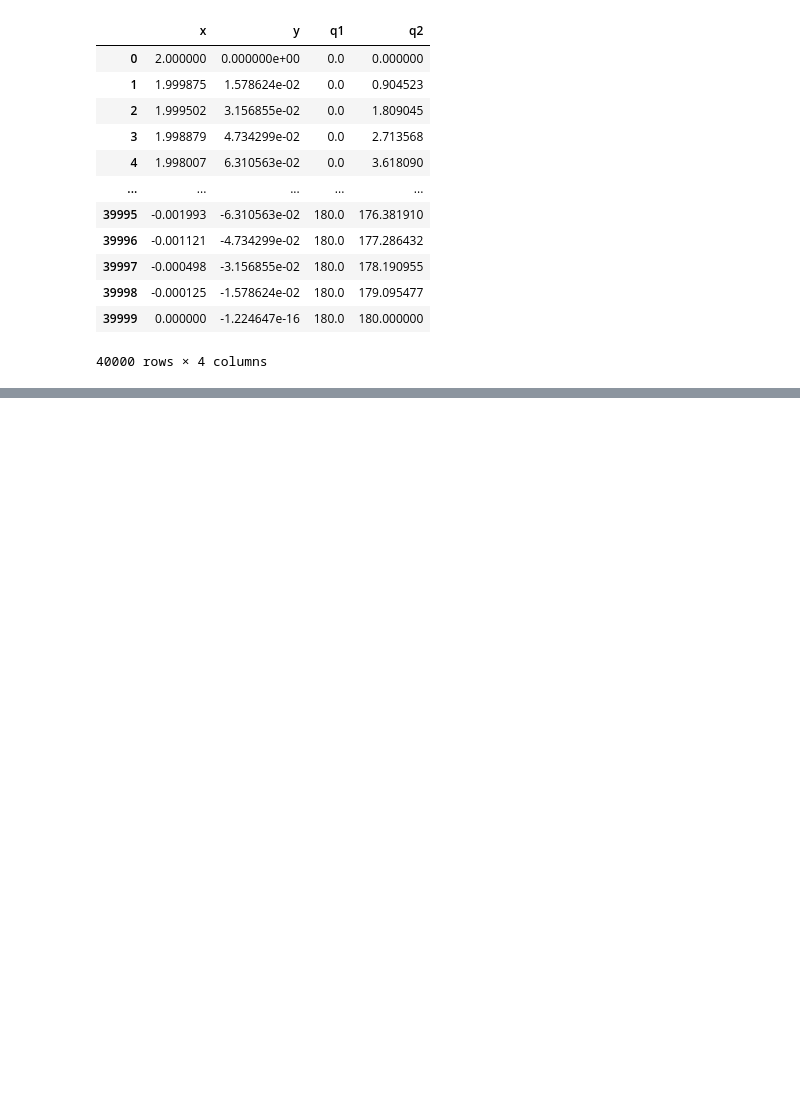
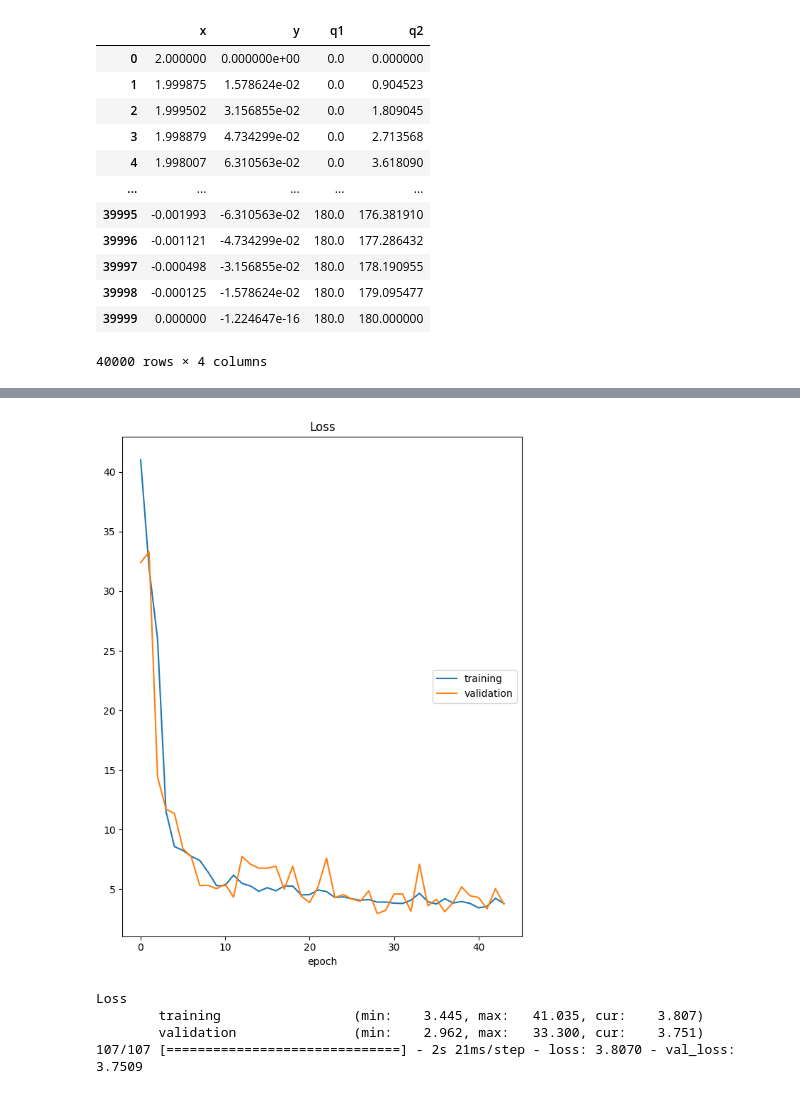
Before and after one commit to AbdallahAmrBeedo/Inverse_kinematics_learning_model, a Jupyter notebook: model_train.ipynb, the cells around one changed output, grey strips where cells are left out. Saved outputs shown, nothing was run; the diff lists cells and outputs as text; code cells hidden in the pictures; blank space fills up the shorter version.

Commit message:
edit-model-sizes

```diff
--- a/model_train.ipynb
+++ b/model_train.ipynb
@@ -145,0 +147,5 @@ new_model = tf.keras.models.load_model('invkine_model.h5')
+# %%
+# loading csv dataset for manipulator
+model_size = "medium"
+df = pd.read_csv(f"manipulator_dataset_{model_size}.csv", index_col=False)
+df
@@ -145,0 +178,29 @@ new_model = tf.keras.models.load_model('invkine_model.h5')
+# %%
+# clean, normalize, and split data
+feat_mean = np.mean(features, axis=0)
+feat_std = np.std(features, axis=0)
+lab_mean = np.mean(labels, axis=0)
+lab_std = np.std(labels, axis=0)
+
+train_data, test_data, train_targets, test_targets = train_test_split(features, labels, test_size=0.2)
+# %%
+# build the model
+def get_model(wd, rate):
+    model = Sequential([
+        Dense(512, kernel_regularizer = regularizers.l1_l2(wd, wd), activation = 'relu', input_shape = (train_data.shape[1],)),
+        Dense(512, kernel_regularizer = regularizers.l2(wd), activation = 'relu'),
+        Dense(512, kernel_regularizer = regularizers.l2(wd), activation = 'relu'),
+        Dense(512, kernel_regularizer = regularizers.l2(wd), activation = 'relu'),
+        Dense(512, kernel_regularizer = regularizers.l2(wd), activation = 'relu'),
+        Dense(512, kernel_regularizer = regularizers.l2(wd), activation = 'relu'),
+        Dense(512, kernel_regularizer = regularizers.l2(wd), activation = 'relu'),
+        Dense(512, kernel_regularizer = regularizers.l2(wd), activation = 'relu'),
+        Dense(512, kernel_regularizer = regularizers.l2(wd), activation = 'relu'),
+        Dense(train_targets.shape[1])
+    ])
+    return model
+
+model = get_model(1e-3, 0.2)
+
+# Print the model summary
+model.summary()
@@ -145,0 +225,15 @@ new_model = tf.keras.models.load_model('invkine_model.h5')
+# %%
+# Define the early stopping object
+early_stopping = EarlyStopping(monitor='val_loss', min_delta=0.1, patience=15, mode='min')
+
+# Compile the model
+model.compile(optimizer='adam', loss='mae')
+
+# Train the model, with some of the data reserved for validation
+history = model.fit(train_data, train_targets, epochs=100, batch_size=64, validation_split=0.15, verbose=True, callbacks=[early_stopping, PlotLossesKeras()])
+# %% [output]
+[figure, added]
+Loss
+        training                 (min:    3.445, max:   41.035, cur:    3.807)
+        validation               (min:    2.962, max:   33.300, cur:    3.751)
+107/107 [==============================] - 2s 21ms/step - loss: 3.8070 - val_loss: 3.7509
```
Also changed, not shown: parts of 27 cells of this notebook, 5 other files.
